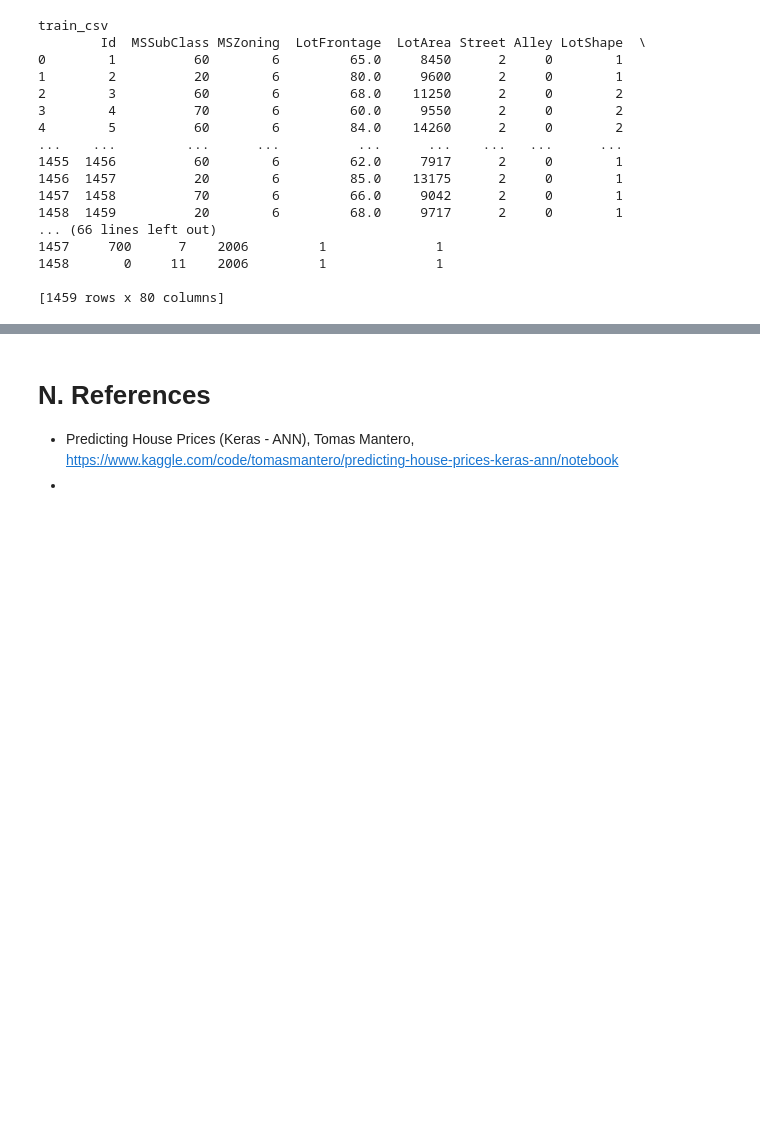
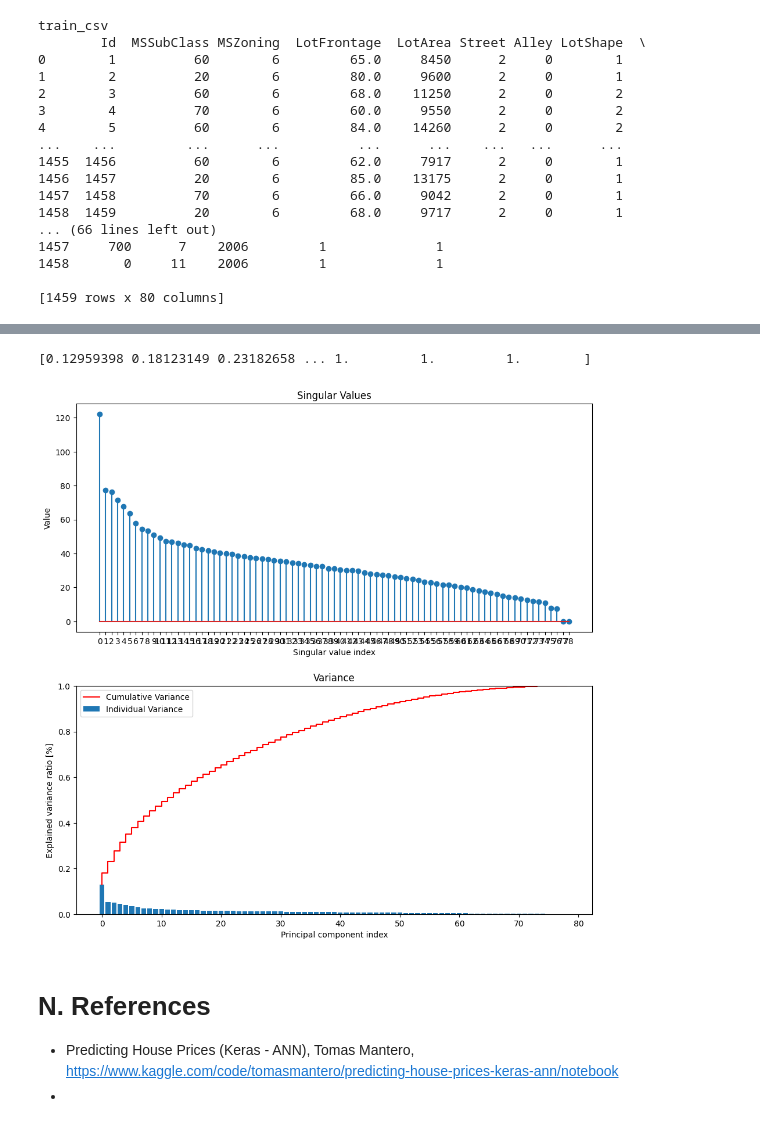
Before and after one commit to TheKnight1993/MLweek8, a Jupyter notebook: notebook.ipynb, the cells around one changed output, grey strips where cells are left out. Cells and saved outputs as stored; diff of their text form; code cells hidden in the pictures; blank space fills up the shorter version.

```diff
--- a/notebook.ipynb
+++ b/notebook.ipynb
@@ -170,6 +170,7 @@ train_csv
 train_x = train_csv.drop("SalePrice", axis=1)
 train_x = train_x.drop("Id", axis=1).values
 train_y = train_csv["SalePrice"].values
+test_x = test_csv.drop("Id", axis=1).values
 print(train_y)
 print(train_x)
 # %% [output]
@@ -227,0 +185,14 @@ TypeError: unsupported operand type(s) for +: 'int' and 'str'
+# %%
+means = []
+stds = []
+
+for i in range(len(train_x[0])):
+    means.append(np.mean(train_x[:,i]))
+    stds.append(np.std(train_x[:,i]))
+
+for i in range(len(train_x[0])):
+    train_x[:,i] = (train_x[:,i] - means[i]) / stds[i]
+    test_x[:,i] = (test_x[:,i] - means[i]) / stds[i]
+
+print(train_x)
+print(test_x)
@@ -228,3 +217,37 @@ TypeError: unsupported operand type(s) for +: 'int' and 'str'
+# %%
+pca = sklearn.decomposition.PCA(n_components=79)
+
+x_train = pca.fit_transform(train_x)
+x_test = pca.transform(test_x)
+# %%
+singular_values = pca.singular_values_
+explained_variance_ratio = pca.explained_variance_ratio_
+
+cumulative_explained_variance_ratio = np.cumsum(explained_variance_ratio)
+print(cumulative_explained_variance_ratio)
+
+# plotting the singular values and the histogram of the explained varainces
+fig = plt.figure(figsize=(10,10))
+plt.subplot(211)
+plt.stem(singular_values)
+# plt.tick_params(axis='x', which='both', bottom=False, top=False, labelbottom=False)
+plt.xticks(np.arange(0,len(singular_values),1))
+plt.title("Singular Values")
+plt.ylabel("Value")
+plt.xlabel("Singular value index")
+plt.subplot(212)
+plt.bar(np.arange(0,len(explained_variance_ratio[:]),1), explained_variance_ratio[:], label="Individual Variance")
+plt.step(np.arange(0,len(cumulative_explained_variance_ratio[:]),1),cumulative_explained_variance_ratio[:], label="Cumulative Variance", color='r')
+# plt.xticks([0,1,2,3,4])
+plt.title("Variance")
+plt.ylabel("Explained variance ratio [%]")
+plt.xlabel("Principal component index")
+plt.legend()
+plt.ylim((0,1))
+fig.tight_layout(pad=2)
+# %% [output]
+[0.12959398 0.18123149 0.23182658 ... 1.         1.         1.        ]
+[figure, added]
 # %% [markdown]
 # N. References
 
```
Also changed, not shown: parts of 4 cells of this notebook.
